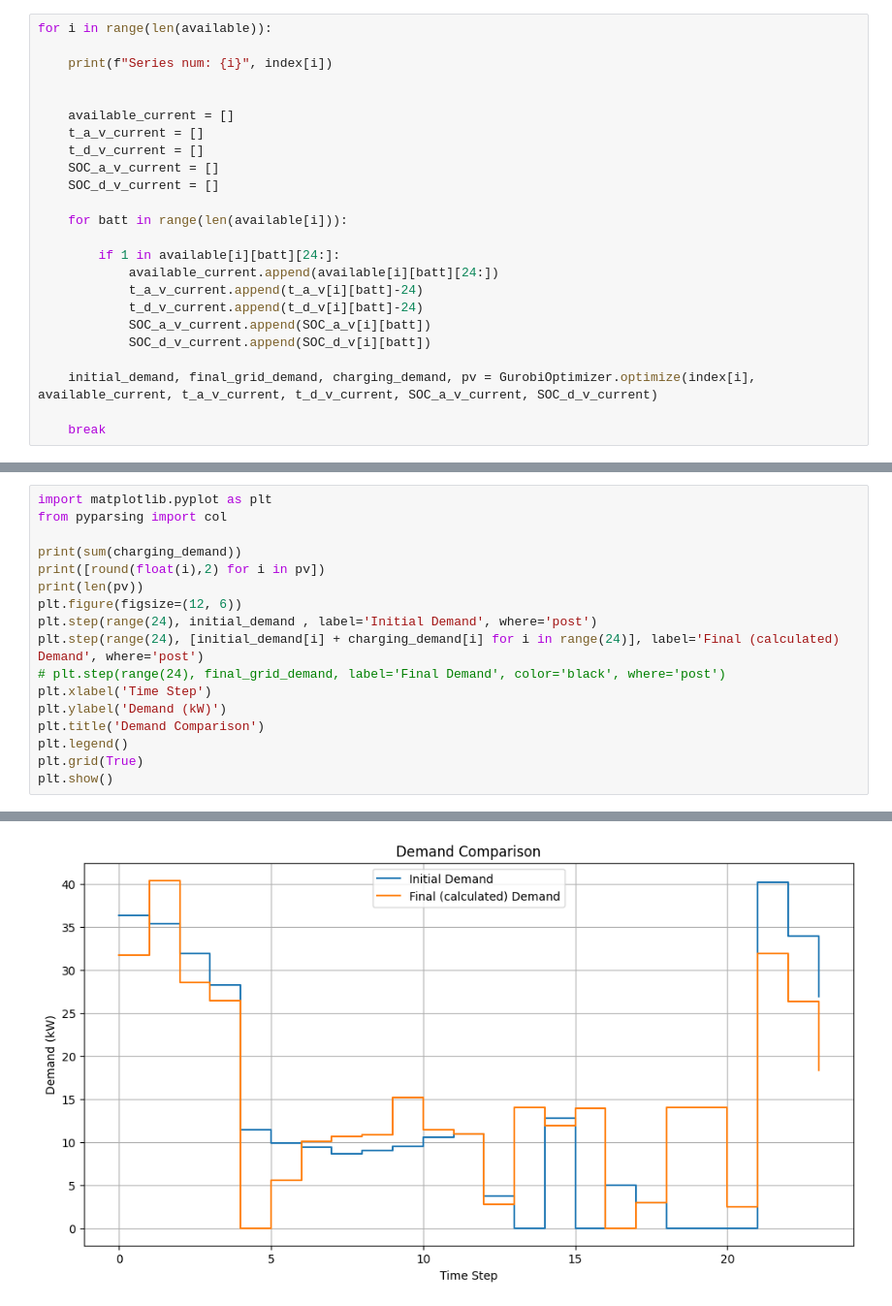
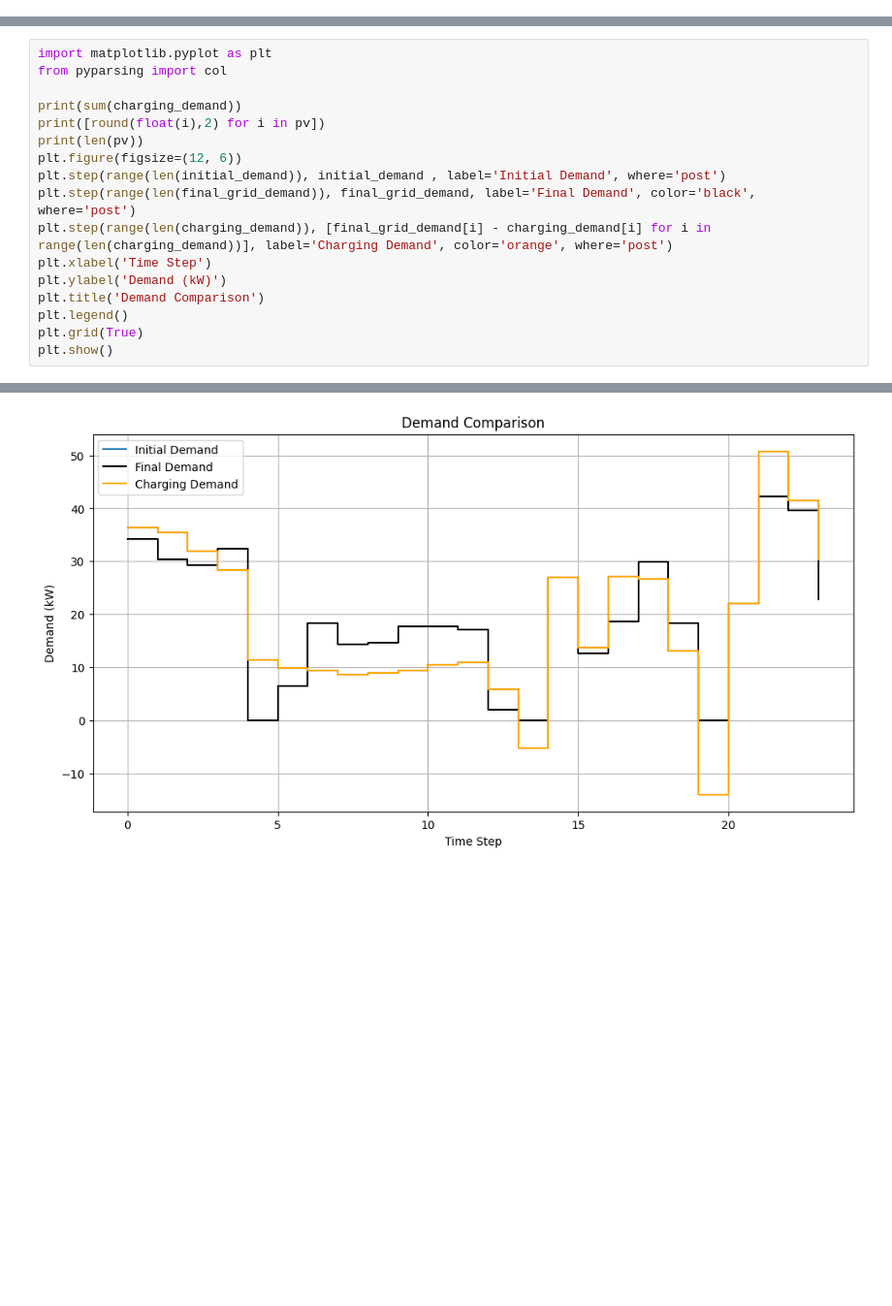
Before and after one commit to jhyeoh2002/V2B_Optimization_with_AI_on_BSS, a Jupyter notebook: optimization/opt_demo_code.ipynb, the cells around one changed output, grey strips where cells are left out. Shown at 97% size. Cells and saved outputs as stored; diff of their text form; blank space fills up the shorter version.

```diff
--- a/optimization/opt_demo_code.ipynb
+++ b/optimization/opt_demo_code.ipynb
@@ -8,24 +43,0 @@ GurobiOptimizer = GurobiOptimizer()
-# %%
-for i in range(len(available)):
-
-    print(f"Series num: {i}", index[i])
-
-
-    available_current = []
-    t_a_v_current = []
-    t_d_v_current = []
-    SOC_a_v_current = []
-    SOC_d_v_current = []
-
-    for batt in range(len(available[i])):
-
-        if 1 in available[i][batt][24:]:
-            available_current.append(available[i][batt][24:])
-            t_a_v_current.append(t_a_v[i][batt]-24)
-            t_d_v_current.append(t_d_v[i][batt]-24)
-            SOC_a_v_current.append(SOC_a_v[i][batt])
-            SOC_d_v_current.append(SOC_d_v[i][batt])
-
-    initial_demand, final_grid_demand, charging_demand, pv = GurobiOptimizer.optimize(index[i], available_current, t_a_v_current, t_d_v_current, SOC_a_v_current, SOC_d_v_current)
-
-    break
@@ -55,9 +49,9 @@ print(sum(charging_demand))
 print([round(float(i),2) for i in pv])
 print(len(pv))
 plt.figure(figsize=(12, 6))
-plt.step(range(24), initial_demand , label='Initial Demand', where='post')
-plt.step(range(24), [initial_demand[i] + charging_demand[i] for i in range(24)], label='Final (calculated) Demand', where='post')
-# plt.step(range(24), final_grid_demand, label='Final Demand', color='black', where='post')
+plt.step(range(len(initial_demand)), initial_demand , label='Initial Demand', where='post')
+plt.step(range(len(final_grid_demand)), final_grid_demand, label='Final Demand', color='black', where='post')
+plt.step(range(len(charging_demand)), [final_grid_demand[i] - charging_demand[i] for i in range(len(charging_demand))], label='Charging Demand', color='orange', where='post')
 plt.xlabel('Time Step')
 plt.ylabel('Demand (kW)')
 plt.title('Demand Comparison')
@@ -70,2 +64,2 @@ plt.show()
 24
-[figure, old version]
+[figure, new version]
```
Also changed, not shown: parts of 4 cells of this notebook, 9 other files.
